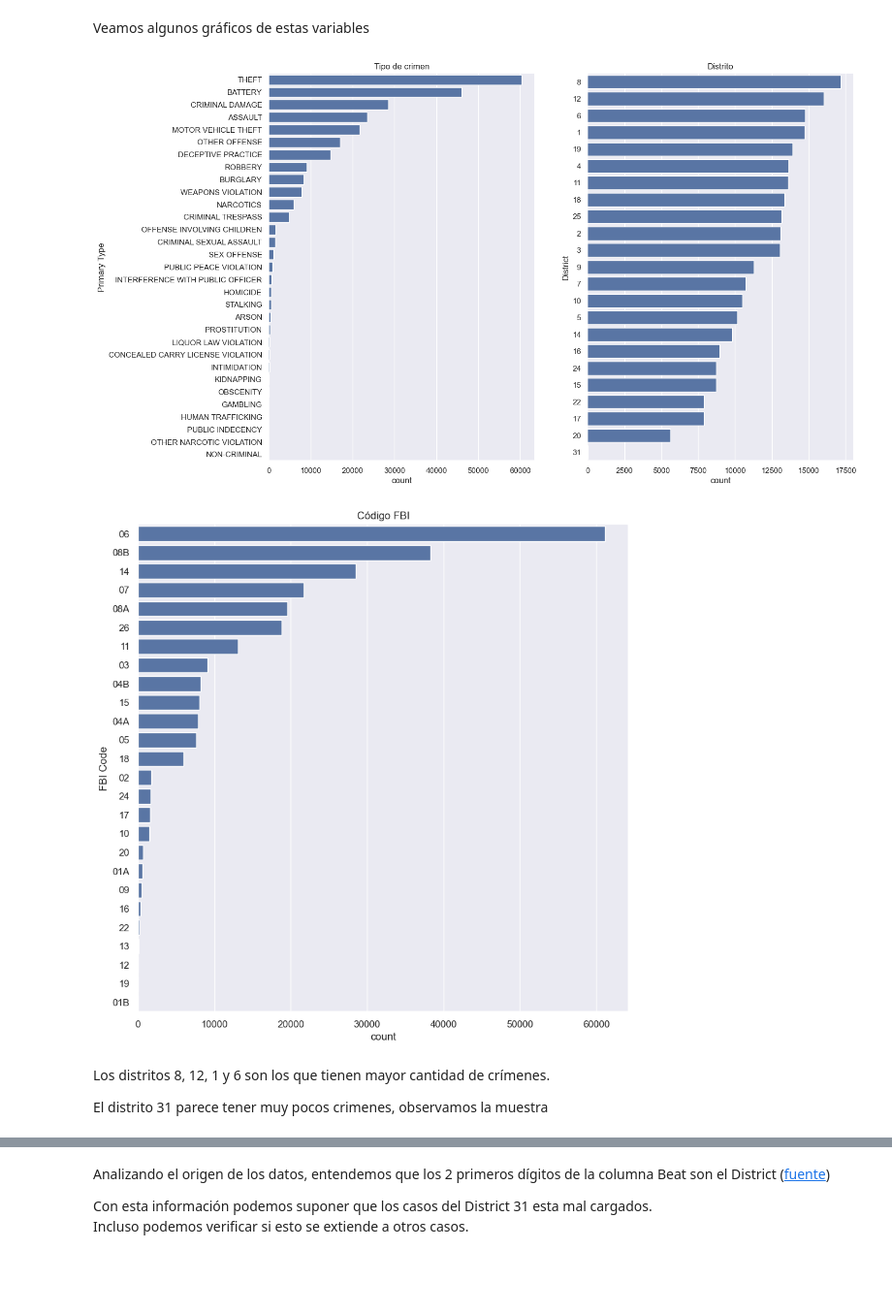
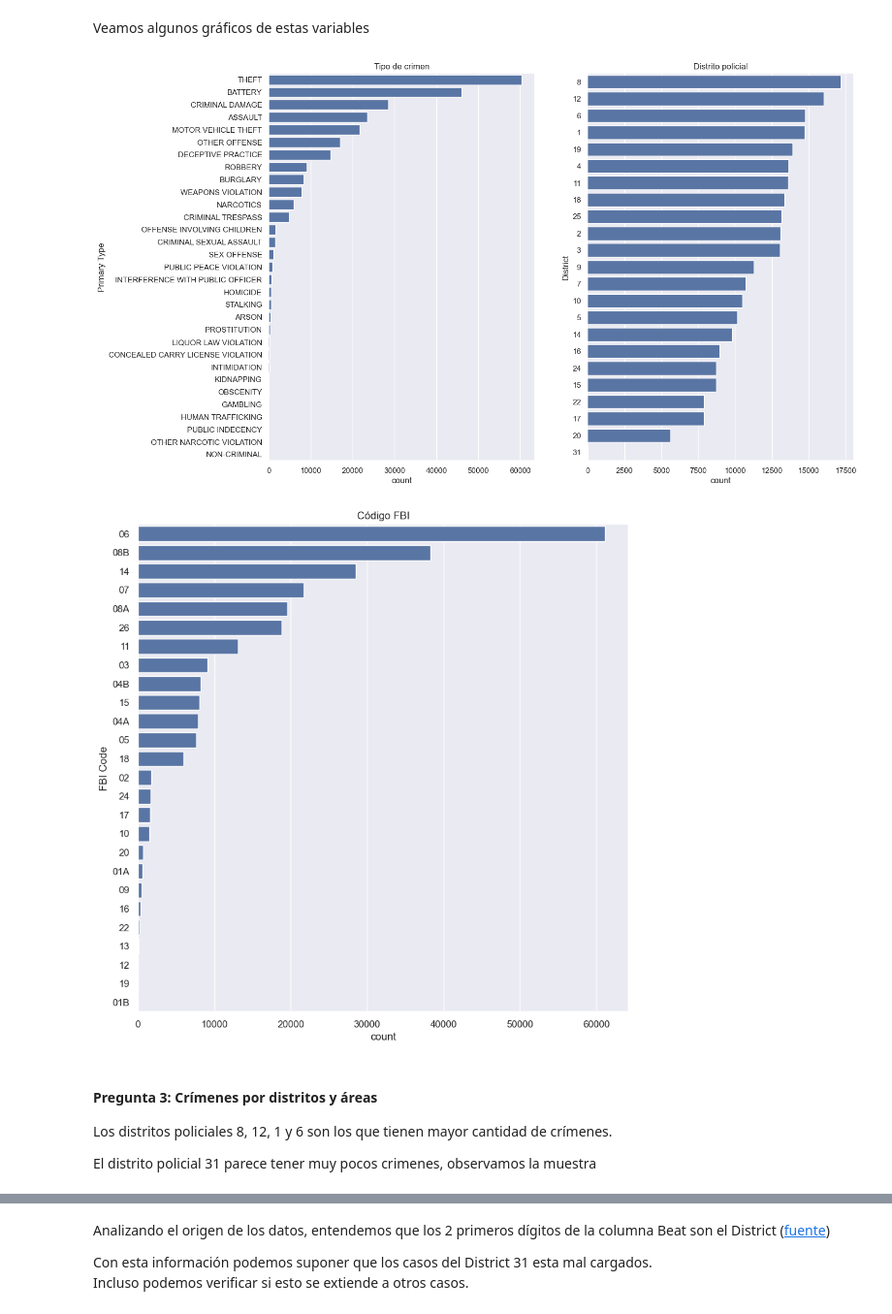
Before and after one commit to gjmv/CEIA_2025_B2_AdD_TP, a Jupyter notebook: TP.ipynb, the cells around one changed output, grey strips where cells are left out. Shown at 97% size. Saved outputs shown, nothing was run; the diff lists cells and outputs as text; code cells hidden in the pictures; blank space fills up the shorter version.

```diff
--- a/TP.ipynb
+++ b/TP.ipynb
@@ -281,6 +282,9 @@ En el caso de Location Description, el porcentaje de nulos sobre el total es de
 En total no llegan al 1%, por ese motivo decidimos eliminar los faltantes.
 # %%
 df_csv.dropna(inplace=True)
+
+# Como Community Area tenía nulos, la reconoció como float, pero sabemos que son números enteros, por lo tanto, una vez eliminados los nulos la convertimos a int
+df_csv["Community Area"] = df_csv["Community Area"].astype(int)
 # %% [markdown]
 Vamos a observar los datos mediante gráficas
 # %%
@@ -402,25 +416,26 @@ Veamos algunos gráficos de estas variables
 # %%
 fig, ax = plt.subplots(1, 2, figsize=(15, 10))
 # tipo de crimen
 sns.countplot(data=df_csv, y='Primary Type', order=df_csv['Primary Type'].value_counts().index, ax=ax[0])
 ax[0].set_title('Tipo de crimen')
 # distrito
 sns.countplot(data=df_csv, y='District', order=df_csv['District'].value_counts().index, ax=ax[1])
-ax[1].set_title('Distrito')
+ax[1].set_title('Distrito policial')
 plt.show()
 
 fig, ax = plt.subplots(figsize=(10, 10))
 # código FBI
 sns.countplot(data=df_csv, y='FBI Code', order=df_csv['FBI Code'].value_counts().index, ax=ax)
 ax.set_title('Código FBI')
 plt.show()
 # %% [output]
-[figure, old version]
+[figure, new version]
 [figure]
 # %% [markdown]
-Los distritos 8, 12, 1 y 6 son los que tienen mayor cantidad de crímenes.
+#### Pregunta 3:  Crímenes por distritos y áreas
+Los distritos policiales 8, 12, 1 y 6 son los que tienen mayor cantidad de crímenes.
 
-El distrito 31 parece tener muy pocos crimenes, observamos la muestra
+El distrito  policial 31 parece tener muy pocos crimenes, observamos la muestra
 # %%
 df_csv[df_csv["District"] == 31]
 # %% [output]
```
Also changed, not shown: parts of 19 cells of this notebook.
